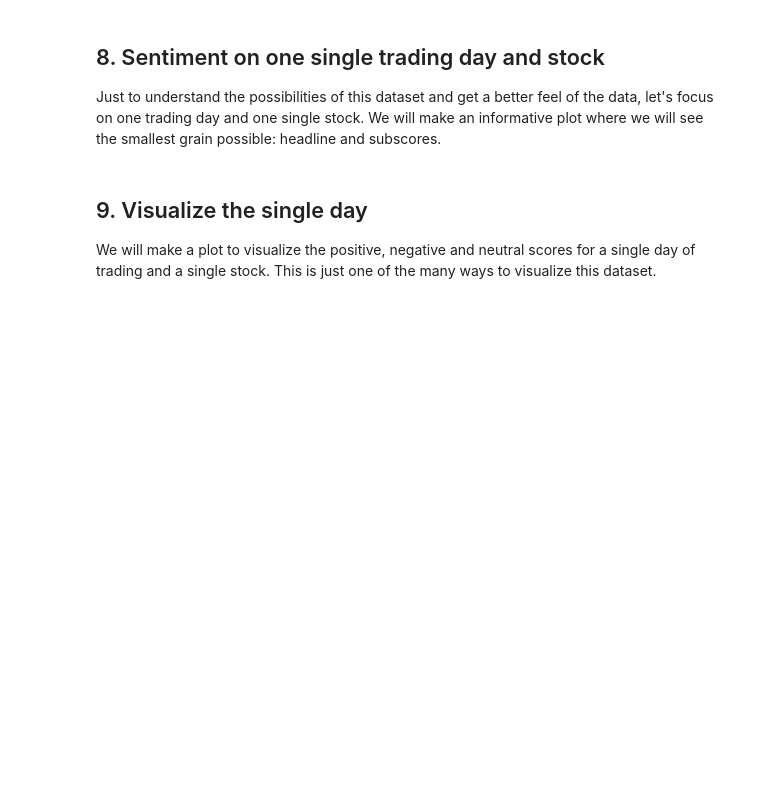
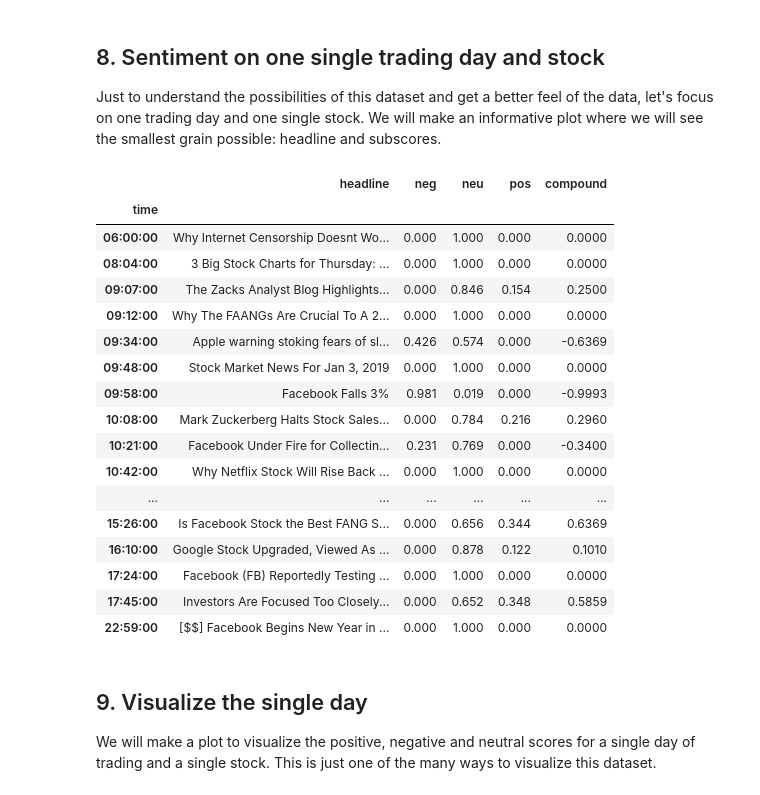
Before and after one commit to LarryEze/Python-R-Projects, a Jupyter notebook: Python/Extract Stock Sentiment from News Headlines/notebook.ipynb, the cells around one changed output. Cells and saved outputs as stored; diff of their text form; code cells hidden in the pictures; blank space fills up the shorter version.

```diff
--- a/Python/Extract Stock Sentiment from News Headlines/notebook.ipynb
+++ b/Python/Extract Stock Sentiment from News Headlines/notebook.ipynb
@@ -198,16 +217,41 @@ f"Before we had {num_news_before} headlines, now we have {num_news_after}"
 # %%
 # Set the index to ticker and date
 single_day = scored_news_clean.set_index(['ticker', 'date'])
+
 # Cross-section the fb row
 single_day = single_day.xs('fb')
+
 # Select the 3rd of January of 2019
 single_day = single_day.loc['2019-01-03']
+
 # Convert the datetime string to just the time
 single_day['time'] = pd.to_datetime(single_day['time']).dt.time
+
 # Set the index to time and sort by it
 single_day = single_day.set_index('time')
+
 # Sort it
 single_day = single_day.sort_index()
+single_day
+# %% [output]
+|  | headline | neg | neu | pos | compound |
+| time |  |  |  |  |  |
+| 06:00:00 | Why Internet Censorship Doesnt Wo... | 0.000 | 1.000 | 0.000 | 0.0000 |
+| 08:04:00 | 3 Big Stock Charts for Thursday: ... | 0.000 | 1.000 | 0.000 | 0.0000 |
+| 09:07:00 | The Zacks Analyst Blog Highlights... | 0.000 | 0.846 | 0.154 | 0.2500 |
+| 09:12:00 | Why The FAANGs Are Crucial To A 2... | 0.000 | 1.000 | 0.000 | 0.0000 |
+| 09:34:00 | Apple warning stoking fears of sl... | 0.426 | 0.574 | 0.000 | -0.6369 |
+| 09:48:00 | Stock Market News For Jan 3, 2019 | 0.000 | 1.000 | 0.000 | 0.0000 |
+| 09:58:00 | Facebook Falls 3% | 0.981 | 0.019 | 0.000 | -0.9993 |
+| 10:08:00 | Mark Zuckerberg Halts Stock Sales... | 0.000 | 0.784 | 0.216 | 0.2960 |
+| 10:21:00 | Facebook Under Fire for Collectin... | 0.231 | 0.769 | 0.000 | -0.3400 |
+| 10:42:00 | Why Netflix Stock Will Rise Back ... | 0.000 | 1.000 | 0.000 | 0.0000 |
+| ... | ... | ... | ... | ... | ... |
+| 15:26:00 | Is Facebook Stock the Best FANG S... | 0.000 | 0.656 | 0.344 | 0.6369 |
+| 16:10:00 | Google Stock Upgraded, Viewed As ... | 0.000 | 0.878 | 0.122 | 0.1010 |
+| 17:24:00 | Facebook (FB) Reportedly Testing ... | 0.000 | 1.000 | 0.000 | 0.0000 |
+| 17:45:00 | Investors Are Focused Too Closely... | 0.000 | 0.652 | 0.348 | 0.5859 |
+| 22:59:00 | [$$] Facebook Begins New Year in ... | 0.000 | 1.000 | 0.000 | 0.0000 |
 # %% [markdown]
 ## 9. Visualize the single day
 <p>We will make a plot to visualize the positive, negative and neutral scores for a single day of trading and a single stock. This is just one of the many ways to visualize this dataset.</p>
```
Also changed, not shown: parts of 7 cells of this notebook.
